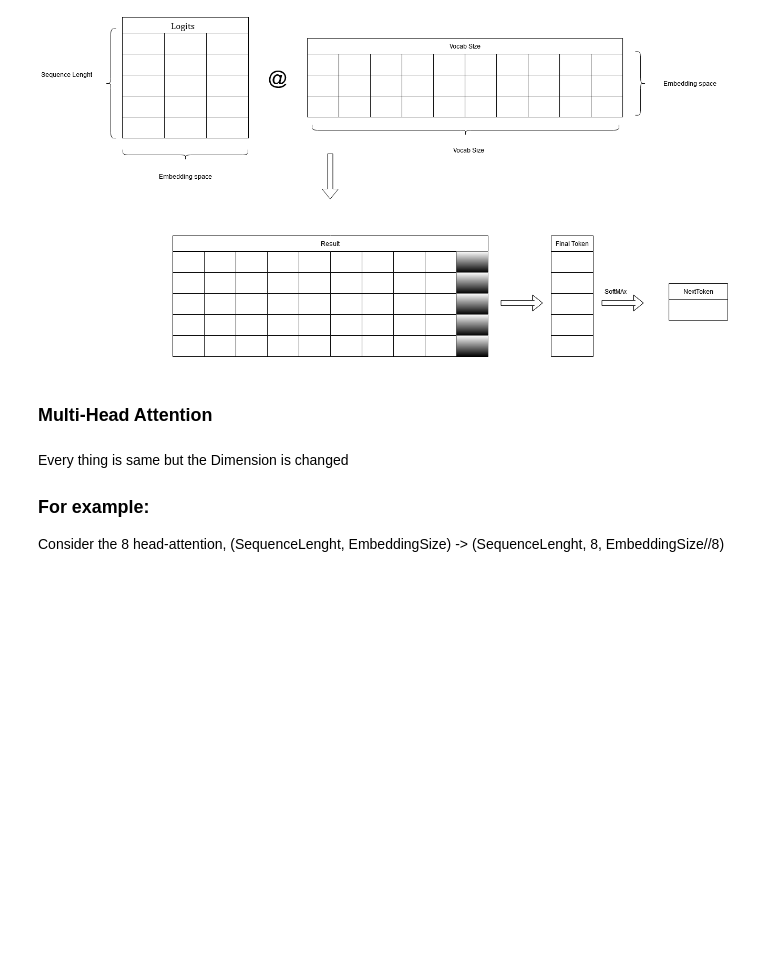
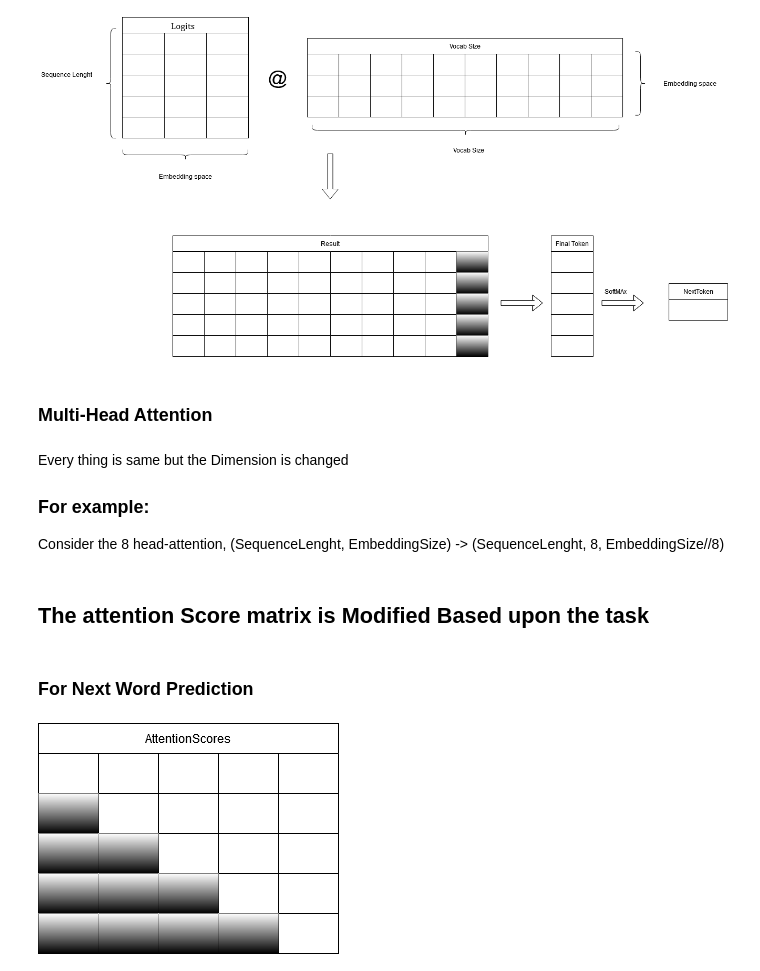
Before and after one commit to Pragateeshwaran/Lectures, a Jupyter notebook: 4. AttentionNetworks/main.ipynb, the cells around one changed output. Cells and saved outputs as stored; diff of their text form; code cells hidden in the pictures; blank space fills up the shorter version.

Commit message:
Attention Network

```diff
--- a/4. AttentionNetworks/main.ipynb
+++ b/4. AttentionNetworks/main.ipynb
@@ -51,3 +51,12 @@ Every thing is same but the Dimension is changed
 ### For example:
 
 Consider the 8 head-attention, (SequenceLenght, EmbeddingSize) -> (SequenceLenght, 8, EmbeddingSize//8)
+# %% [markdown]
+## The attention Score matrix is Modified Based upon the task
+# %% [markdown]
+### For Next Word Prediction
+# %%
+from IPython.display import Image
+Image(filename= r"F:\works\A-important\A-neurals\Lectures\4. AttentionNetworks\AttentionFig5.png")
+# %% [output]
+[figure, added]
```
Also changed, not shown: parts of 2 cells of this notebook, 2 other files.
